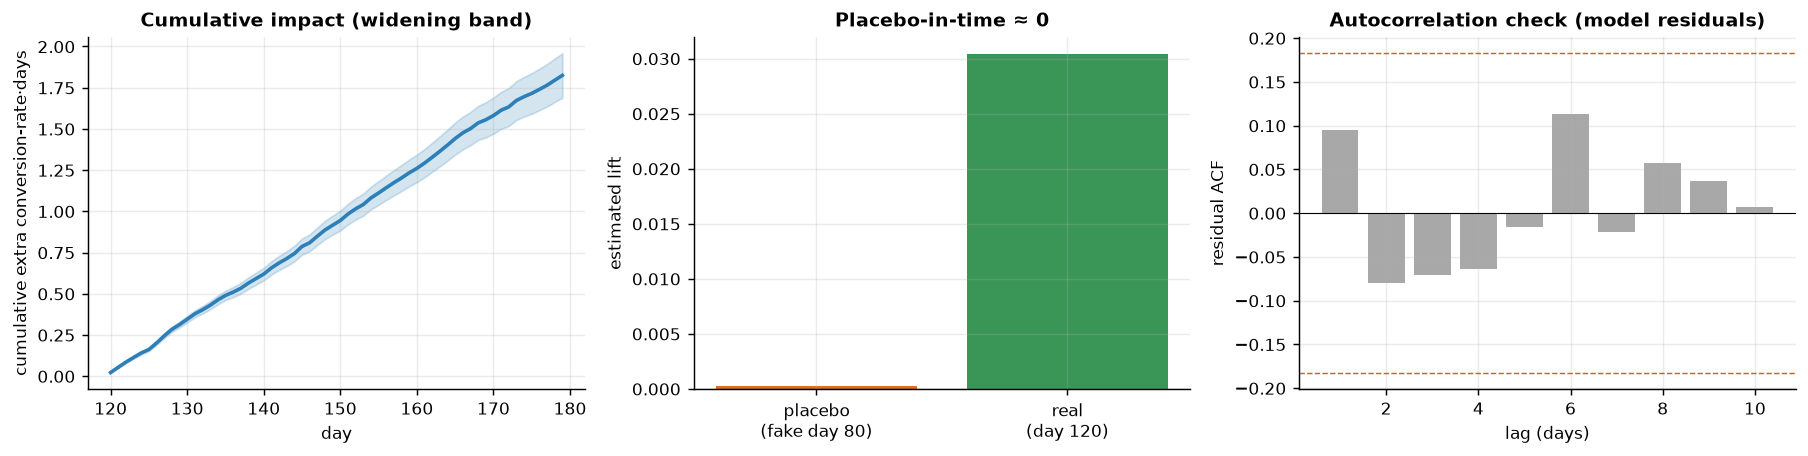
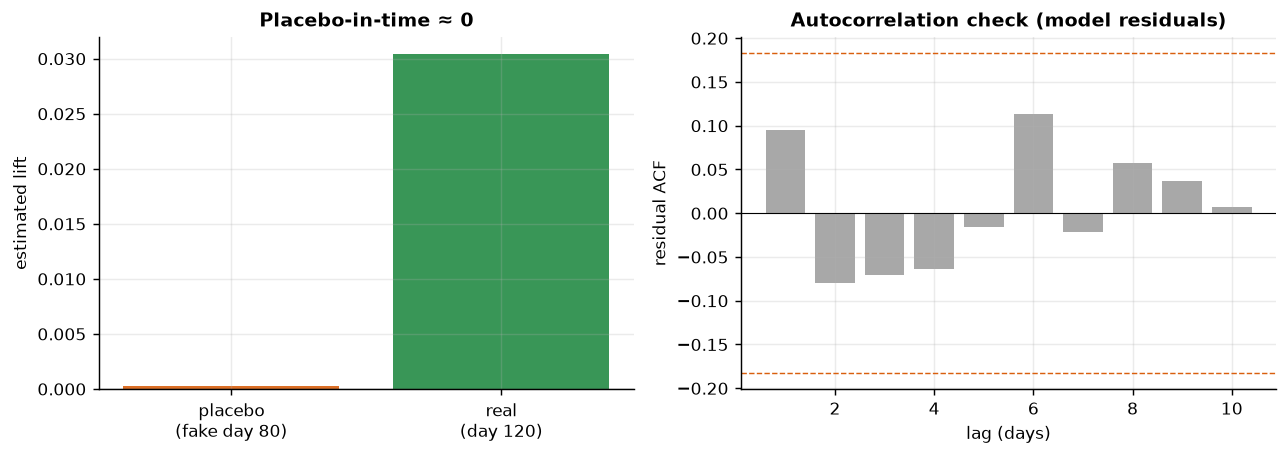
The notebook cell's code change between the first figure and the second:
--- before
+++ after
@@ -17,14 +17,12 @@
 band = 2/np.sqrt(len(resid))
 
-fig, ax = plt.subplots(1, 3, figsize=(14, 3.6))
-post_days = np.arange(REDESIGN, len(df))
-ax[0].plot(post_days, cum_impact.mean(0), color=plots.BLUE, lw=2)
-ax[0].fill_between(post_days, np.quantile(cum_impact,0.05,0), np.quantile(cum_impact,0.95,0), color=plots.BLUE, alpha=0.2)
-ax[0].set_xlabel("day"); ax[0].set_ylabel("cumulative extra conversion-rate·days"); ax[0].set_title("Cumulative impact (widening band)")
-ax[1].axhline(0, color="k", lw=0.6); ax[1].bar(["placebo\n(fake day 80)","real\n(day 120)"], [placebo, avg_impact.mean()],
-    color=[plots.ORANGE, plots.GREEN], alpha=0.9); ax[1].set_ylabel("estimated lift"); ax[1].set_title("Placebo-in-time ≈ 0")
-ax[2].bar(list(lags), acfs, color=plots.GREY, alpha=0.85); ax[2].axhline(0, color="k", lw=0.6)
-ax[2].axhline(band, color=plots.ORANGE, ls="--", lw=0.8); ax[2].axhline(-band, color=plots.ORANGE, ls="--", lw=0.8)
-ax[2].set_xlabel("lag (days)"); ax[2].set_ylabel("residual ACF"); ax[2].set_title("Autocorrelation check (model residuals)")
+# Cumulative impact is already in CausalPy's own plot above, so we don't repeat it here —
+# this figure adds the two checks that plot does NOT: the placebo and the residual ACF.
+fig, ax = plt.subplots(1, 2, figsize=(10, 3.6))
+ax[0].axhline(0, color="k", lw=0.6); ax[0].bar(["placebo\n(fake day 80)","real\n(day 120)"], [placebo, avg_impact.mean()],
+    color=[plots.ORANGE, plots.GREEN], alpha=0.9); ax[0].set_ylabel("estimated lift"); ax[0].set_title("Placebo-in-time ≈ 0")
+ax[1].bar(list(lags), acfs, color=plots.GREY, alpha=0.85); ax[1].axhline(0, color="k", lw=0.6)
+ax[1].axhline(band, color=plots.ORANGE, ls="--", lw=0.8); ax[1].axhline(-band, color=plots.ORANGE, ls="--", lw=0.8)
+ax[1].set_xlabel("lag (days)"); ax[1].set_ylabel("residual ACF"); ax[1].set_title("Autocorrelation check (model residuals)")
 fig.tight_layout()
 n_out = int(np.sum(np.abs(acfs) > band))

Commit: Majors re-triage + fixes (point 3) + deferred tail (point 4)